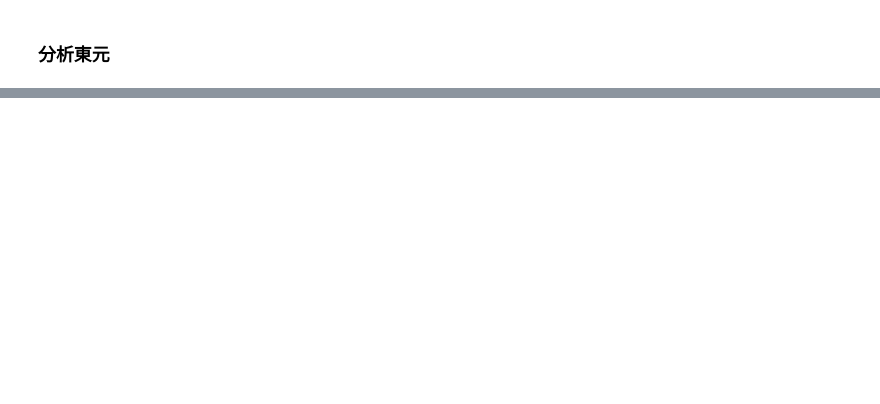
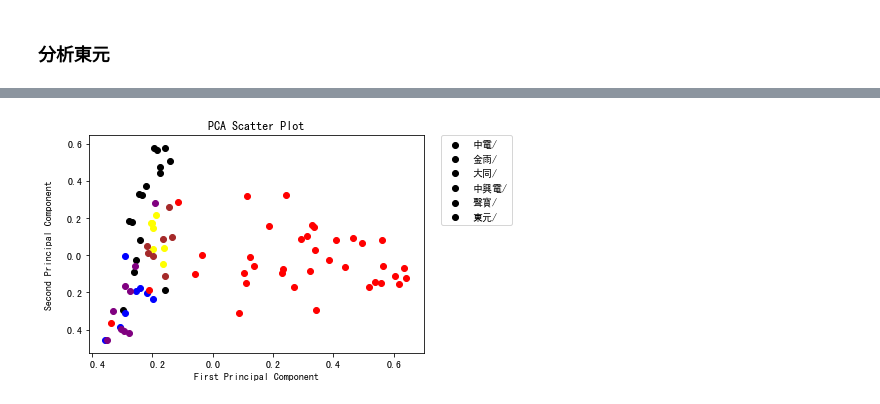
Before and after one commit to hsiehkl/NTU-CSX-Project, a Jupyter notebook: week_6/CPA & K-Means.ipynb, the cells around one changed output, grey strips where cells are left out. Cells and saved outputs as stored; diff of their text form; code cells hidden in the pictures; blank space fills up the shorter version.

```diff
--- a/week_6/CPA & K-Means.ipynb
+++ b/week_6/CPA & K-Means.ipynb
@@ -435,0 +451,14 @@ plot_kmeans_scatter(Y_sklearn5, txts_in_folder5)
+# %%
+all_corpus = []
+company_names = []
+texts_all = []
+
+for i in range(len(folders)):
+    corpus = eval("corpus" + str(i))
+    names = [folders[i]] * len(corpus)
+    print(names)
+    all_corpus += corpus
+    company_names += names
+    texts_all += eval("txts_in_folder" + str(i))
+
+Y_sklearn_all = analyze1(company_names, all_corpus, texts_all)
@@ -435,0 +483,17 @@ plot_kmeans_scatter(Y_sklearn5, txts_in_folder5)
+# %%
+colors = ['black', 'blue', 'purple', 'yellow', 'brown', 'red', 'lime', 'cyan', 'orange', 'gray']
+
+for i in range(len(folders)):
+    for index in range(len(company_names)):
+        if company_names[index] == folders[i]:
+            x = Y_sklearn_all[:, 0][index]
+            y = Y_sklearn_all[:, 1][index]
+            plt.scatter(x, y, c=colors[i])
+
+plt.legend(folders , bbox_to_anchor=(1.05, 1), loc=2, borderaxespad=0.)
+plt.xlabel('First Principal Component')
+plt.ylabel('Second Principal Component')
+plt.title("PCA Scatter Plot")
+plt.show()
+# %% [output]
+[figure, added]
```
Also changed, not shown: parts of 14 cells of this notebook.
